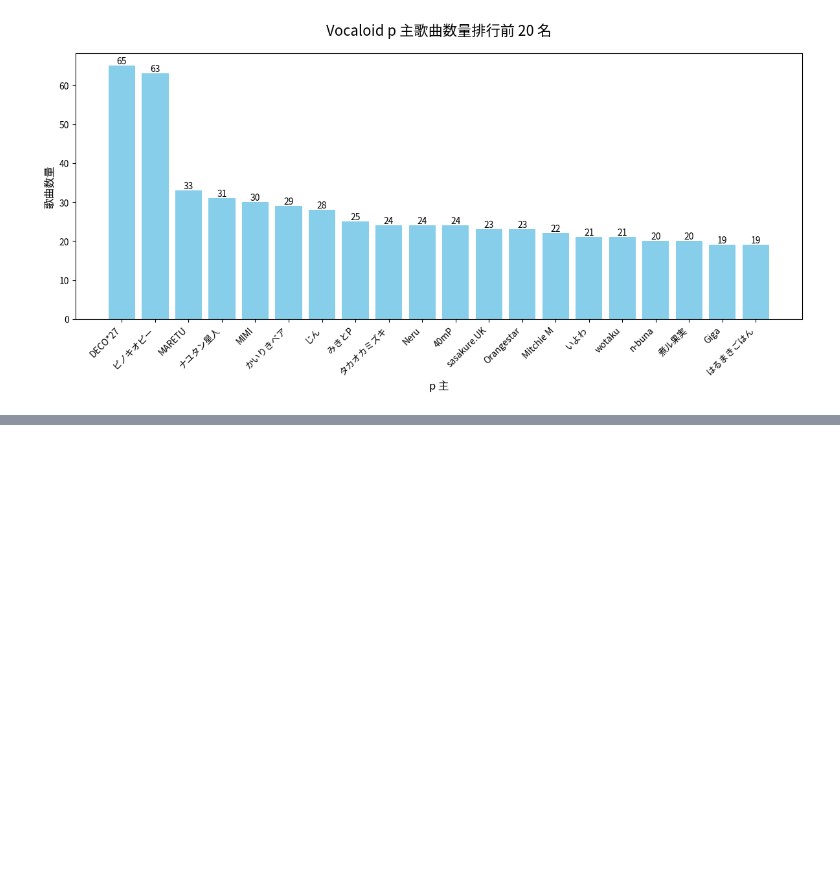
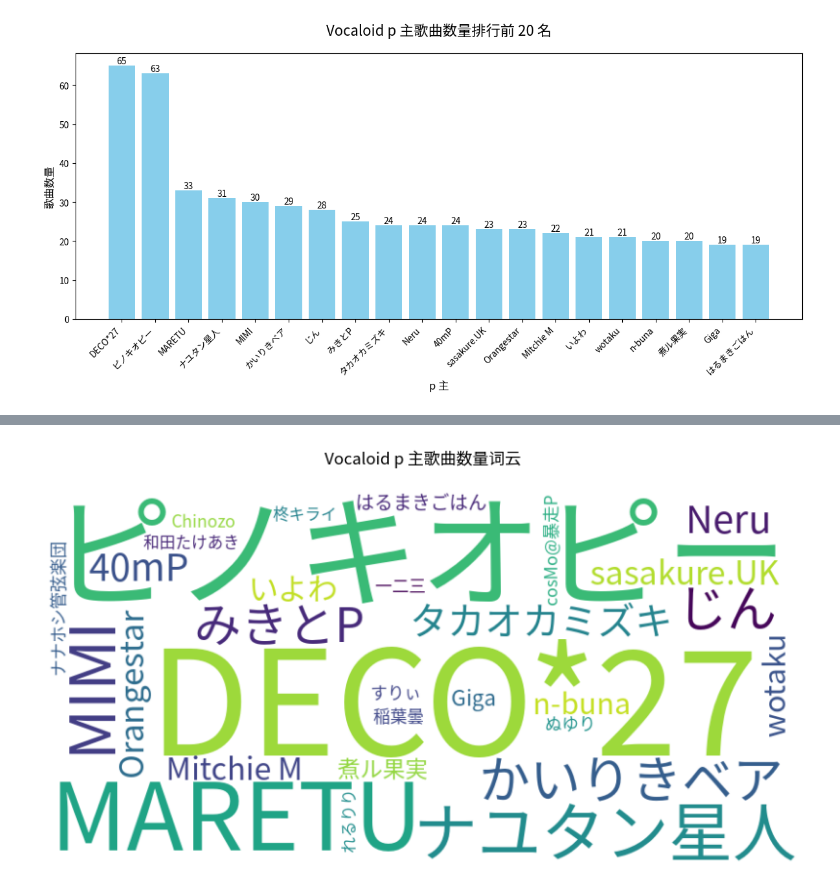
Before and after one commit to renamoe/vocaloid-data, a Jupyter notebook: data-analysis/analysis1.ipynb, the cells around one changed output, grey strips where cells are left out. Drawn from its saved outputs; the diff is of its cells as text; code cells hidden in the pictures; blank space fills up the shorter version.

```diff
--- a/data-analysis/analysis1.ipynb
+++ b/data-analysis/analysis1.ipynb
@@ -117,0 +139,4 @@ show_ranking(producers_ranking[:20], 'p 主', 'Vocaloid p 主歌曲数量排行
+# %%
+show_wordcloud(producers_ranking[:30], 'Vocaloid p 主歌曲数量词云')
+# %% [output]
+[figure, added]
```
Also changed, not shown: parts of 4 cells of this notebook.
